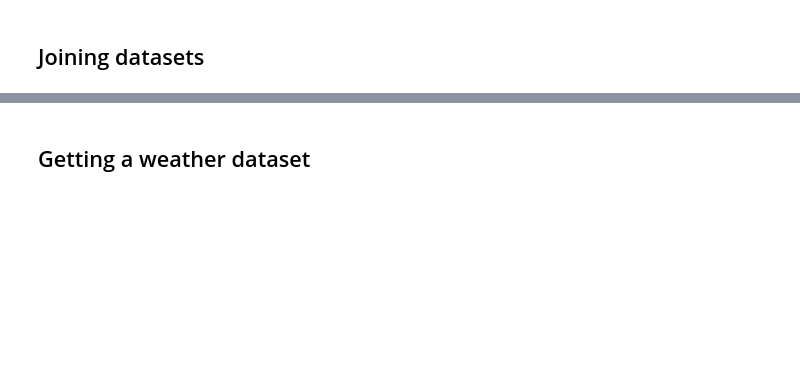
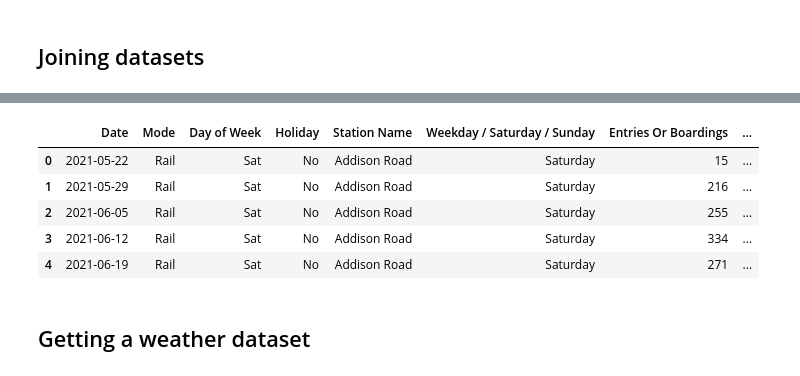
Before and after one commit to lautarocabrera/wmata, a Jupyter notebook: wmata.ipynb, the cells around one changed output, grey strips where cells are left out. Saved outputs shown, nothing was run; the diff lists cells and outputs as text; code cells hidden in the pictures; blank space fills up the shorter version.

```diff
--- a/wmata.ipynb
+++ b/wmata.ipynb
@@ -147,2 +311,14 @@ Station Woodley Park not in GIS dataset
+# %%
+wmata_merged = pd.merge(wmata_clean, metro_stations_merged[['WMATA Station',"Line","ZipCode"]],
+                         left_on='Station Name', right_on='WMATA Station', how='left')
+
+wmata_merged.head()
+# %% [output]
+|  | Date | Mode | Day of Week | Holiday | Station Name | Weekday / Saturday / Sunday | Entries Or Boardings | ... |
+| 0 | 2021-05-22 | Rail | Sat | No | Addison Road | Saturday | 15 | ... |
+| 1 | 2021-05-29 | Rail | Sat | No | Addison Road | Saturday | 216 | ... |
+| 2 | 2021-06-05 | Rail | Sat | No | Addison Road | Saturday | 255 | ... |
+| 3 | 2021-06-12 | Rail | Sat | No | Addison Road | Saturday | 334 | ... |
+| 4 | 2021-06-19 | Rail | Sat | No | Addison Road | Saturday | 271 | ... |
 # %% [markdown]
 ## Getting a weather dataset
```
Also changed, not shown: parts of 20 cells of this notebook, 3 other files.
